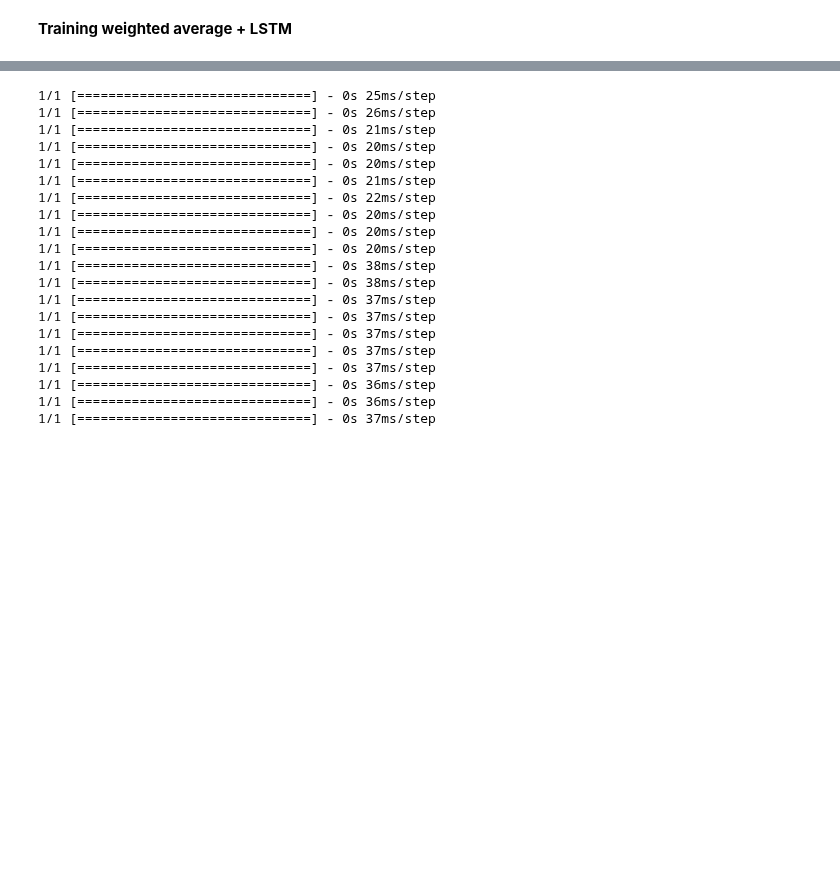
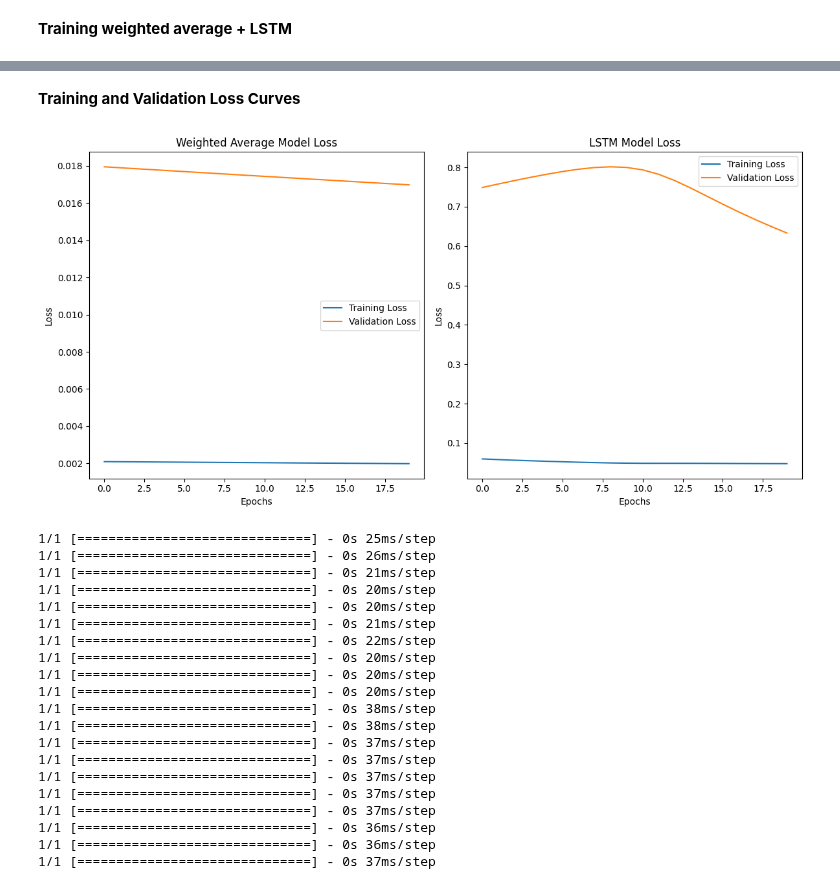
Before and after one commit to ArnavTapadia/emili_TimeSeriesPredictor, a Jupyter notebook: time_series_predictor/Models/Model_Comparison.ipynb, the cells around one changed output, grey strips where cells are left out. Cells and saved outputs as stored; diff of their text form; code cells hidden in the pictures; blank space fills up the shorter version.

Commit message:
models work with trainig

```diff
--- a/time_series_predictor/Models/Model_Comparison.ipynb
+++ b/time_series_predictor/Models/Model_Comparison.ipynb
@@ -180,7 +180,7 @@ plot_sequential_samples(univariate_data, xTr, yTr, xTe, yTe, delta_t)
 # %% [markdown]
 **Training and Prediction Functions**
 # %%
-def train(model, xTrain, yTrain, xVal=None, yVal=None, epochs=10, batch_size=32, lr=0.001, device=None):
+def train(model, xTrain, yTrain, xVal=None, yVal=None, epochs=10, batch_size=32, lr=0.001, shuffle=False):
     """
     General training function for PyTorch models.
 
@@ -201,12 +201,12 @@ def train(model, xTrain, yTrain, xVal=None, yVal=None, epochs=10, batch_size=32,
     """
 
     # Convert numpy arrays to PyTorch tensors and move them to the device
-    xTrain = torch.from_numpy(xTrain).float().to(device)
-    yTrain = torch.from_numpy(yTrain).float().to(device)
+    xTrain = torch.from_numpy(xTrain).float()
+    yTrain = torch.from_numpy(yTrain).float()
 
     if xVal is not None and yVal is not None:
-        xVal = torch.from_numpy(xVal).float().to(device)
-        yVal = torch.from_numpy(yVal).float().to(device)
+        xVal = torch.from_numpy(xVal).float()
+        yVal = torch.from_numpy(yVal).float()
 
     # Define loss function and optimizer
     criterion = nn.MSELoss()  # Can be changed based on the task (e.g., CrossEntropyLoss for classification)
@@ -221,8 +221,12 @@ def train(model, xTrain, yTrain, xVal=None, yVal=None, epochs=10, batch_size=32,
         model.train()  # Set model to training mode
         epoch_loss = 0.0
 
-        # Shuffle the data at the beginning of each epoch
-        permutation = torch.randperm(xTrain.size(0))
+        if shuffle:
+            # Shuffle the data at the beginning of each epoch
+            permutation = torch.randperm(xTrain.size(0))
+        else:
+            # If no shuffling, maintain original order
+            permutation = torch.arange(xTrain.size(0))
 
         # Process each batch
         for i in range(0, len(xTrain), batch_size):
@@ -511,3 +501,31 @@ Epoch 20/20, Training Loss: 0.0200
+# %% [markdown]
+**Training and Validation Loss Curves**
+# %%
+# Plot training and validation loss curves for the Weighted Average Model
+plt.figure(figsize=(12, 6))
+
+# Weighted Average Model loss curves
+plt.subplot(1, 2, 1)
+plt.plot(weighted_average_train_loss, label='Training Loss')
+plt.plot(weighted_average_val_loss, label='Validation Loss')
+plt.title("Weighted Average Model Loss")
+plt.xlabel("Epochs")
+plt.ylabel("Loss")
+plt.legend()
+
+# LSTM Model loss curves
+plt.subplot(1, 2, 2)
+plt.plot(lstm_train_loss, label='Training Loss')
+plt.plot(lstm_val_loss, label='Validation Loss')
+plt.title("LSTM Model Loss")
+plt.xlabel("Epochs")
+plt.ylabel("Loss")
+plt.legend()
+
+plt.tight_layout()
+plt.show()
+# %% [output]
+[figure, added]
 # %%
 # Select a sample from the test data
 sample_index = 0
```
Also changed, not shown: parts of 1 cell of this notebook.
